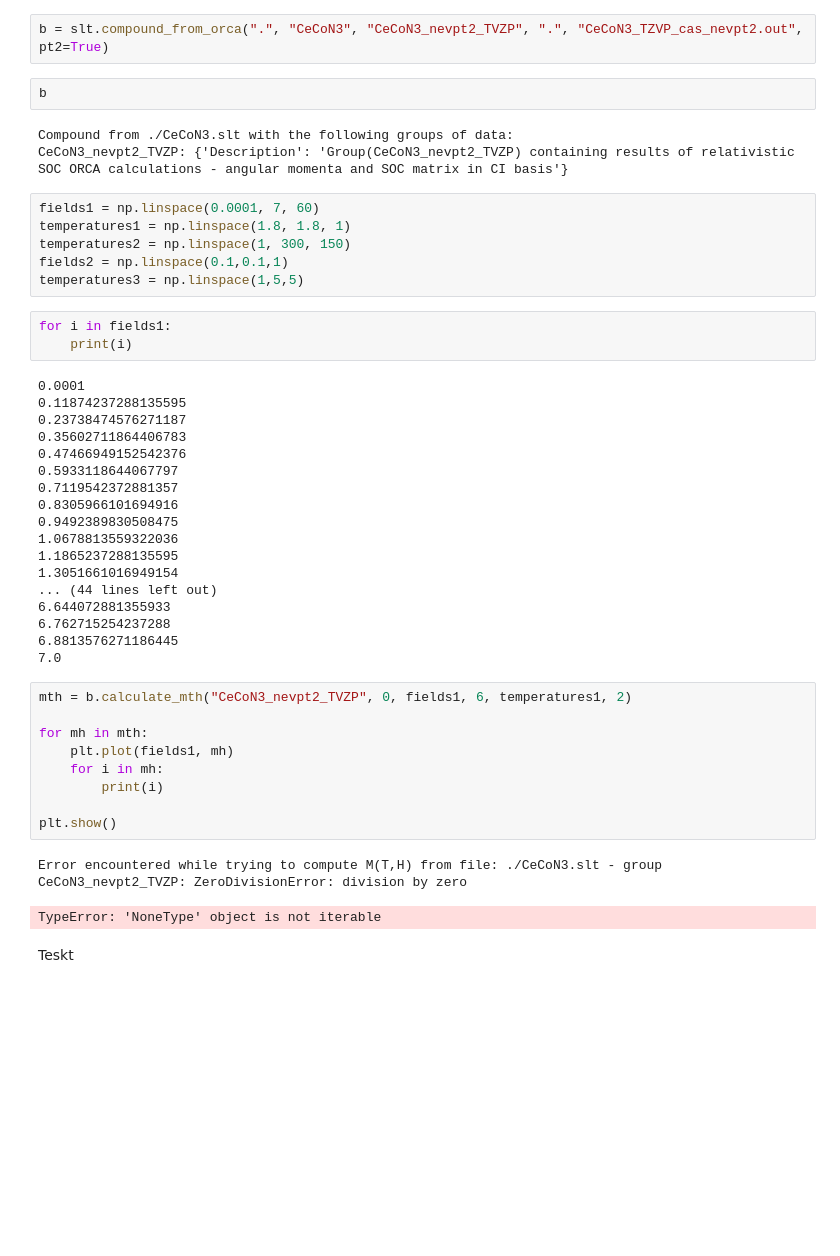
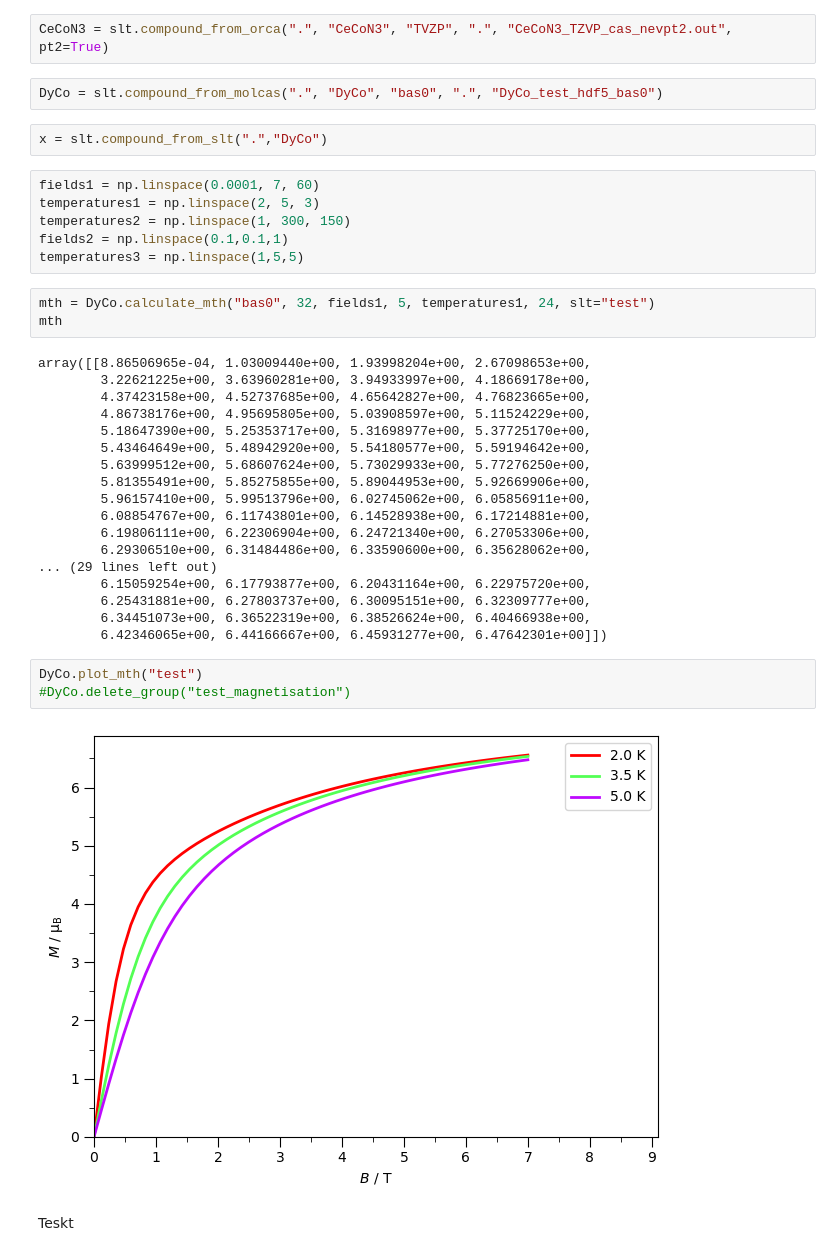
Before and after one commit to MTZ-dev/slothpy, a Jupyter notebook: Untitled.ipynb, the cells around one changed output. Saved outputs shown, nothing was run; the diff lists cells and outputs as text; blank space fills up the shorter version.

```diff
--- a/Untitled.ipynb
+++ b/Untitled.ipynb
@@ -7,51 +6,43 @@ import numpy as np
 import h5py
 import matplotlib.pyplot as plt
 # %%
-b = slt.compound_from_orca(".", "CeCoN3", "CeCoN3_nevpt2_TVZP", ".", "CeCoN3_TZVP_cas_nevpt2.out", pt2=True)
+CeCoN3 = slt.compound_from_orca(".", "CeCoN3", "TVZP", ".", "CeCoN3_TZVP_cas_nevpt2.out", pt2=True)
 # %%
-b
+DyCo = slt.compound_from_molcas(".", "DyCo", "bas0", ".", "DyCo_test_hdf5_bas0")
-# %% [output]
-Compound from ./CeCoN3.slt with the following groups of data:
-CeCoN3_nevpt2_TVZP: {'Description': 'Group(CeCoN3_nevpt2_TVZP) containing results of relativistic SOC ORCA calculations - angular momenta and SOC matrix in CI basis'}
+# %%
+x = slt.compound_from_slt(".","DyCo")
 # %%
 fields1 = np.linspace(0.0001, 7, 60)
-temperatures1 = np.linspace(1.8, 1.8, 1)
+temperatures1 = np.linspace(2, 5, 3)
 temperatures2 = np.linspace(1, 300, 150)
 fields2 = np.linspace(0.1,0.1,1)
 temperatures3 = np.linspace(1,5,5)
 # %%
-for i in fields1:
-    print(i)
+mth = DyCo.calculate_mth("bas0", 32, fields1, 5, temperatures1, 24, slt="test")
+mth
 # %% [output]
-0.0001
-0.11874237288135595
-0.23738474576271187
-0.35602711864406783
-0.47466949152542376
-0.5933118644067797
-0.7119542372881357
-0.8305966101694916
-0.9492389830508475
-1.0678813559322036
-1.1865237288135595
-1.3051661016949154
-... (44 lines left out)
-6.644072881355933
-6.762715254237288
-6.8813576271186445
-7.0
+array([[8.86506965e-04, 1.03009440e+00, 1.93998204e+00, 2.67098653e+00,
+        3.22621225e+00, 3.63960281e+00, 3.94933997e+00, 4.18669178e+00,
+        4.37423158e+00, 4.52737685e+00, 4.65642827e+00, 4.76823665e+00,
+        4.86738176e+00, 4.95695805e+00, 5.03908597e+00, 5.11524229e+00,
+        5.18647390e+00, 5.25353717e+00, 5.31698977e+00, 5.37725170e+00,
+        5.43464649e+00, 5.48942920e+00, 5.54180577e+00, 5.59194642e+00,
+        5.63999512e+00, 5.68607624e+00, 5.73029933e+00, 5.77276250e+00,
+        5.81355491e+00, 5.85275855e+00, 5.89044953e+00, 5.92669906e+00,
+        5.96157410e+00, 5.99513796e+00, 6.02745062e+00, 6.05856911e+00,
+        6.08854767e+00, 6.11743801e+00, 6.14528938e+00, 6.17214881e+00,
+        6.19806111e+00, 6.22306904e+00, 6.24721340e+00, 6.27053306e+00,
+        6.29306510e+00, 6.31484486e+00, 6.33590600e+00, 6.35628062e+00,
+... (29 lines left out)
+        6.15059254e+00, 6.17793877e+00, 6.20431164e+00, 6.22975720e+00,
+        6.25431881e+00, 6.27803737e+00, 6.30095151e+00, 6.32309777e+00,
+        6.34451073e+00, 6.36522319e+00, 6.38526624e+00, 6.40466938e+00,
+        6.42346065e+00, 6.44166667e+00, 6.45931277e+00, 6.47642301e+00]])
 # %%
-mth = b.calculate_mth("CeCoN3_nevpt2_TVZP", 0, fields1, 6, temperatures1, 2)
-
-for mh in mth:
-    plt.plot(fields1, mh)
-    for i in mh:
-        print(i)
-
-plt.show()
+DyCo.plot_mth("test")
+#DyCo.delete_group("test_magnetisation")
 # %% [output]
-Error encountered while trying to compute M(T,H) from file: ./CeCoN3.slt - group CeCoN3_nevpt2_TVZP: ZeroDivisionError: division by zero
-TypeError: 'NoneType' object is not iterable
+[figure, added]
 # %% [markdown]
 Teskt
 # %%
```
Also changed, not shown: parts of 8 cells of this notebook, 8 other files.
